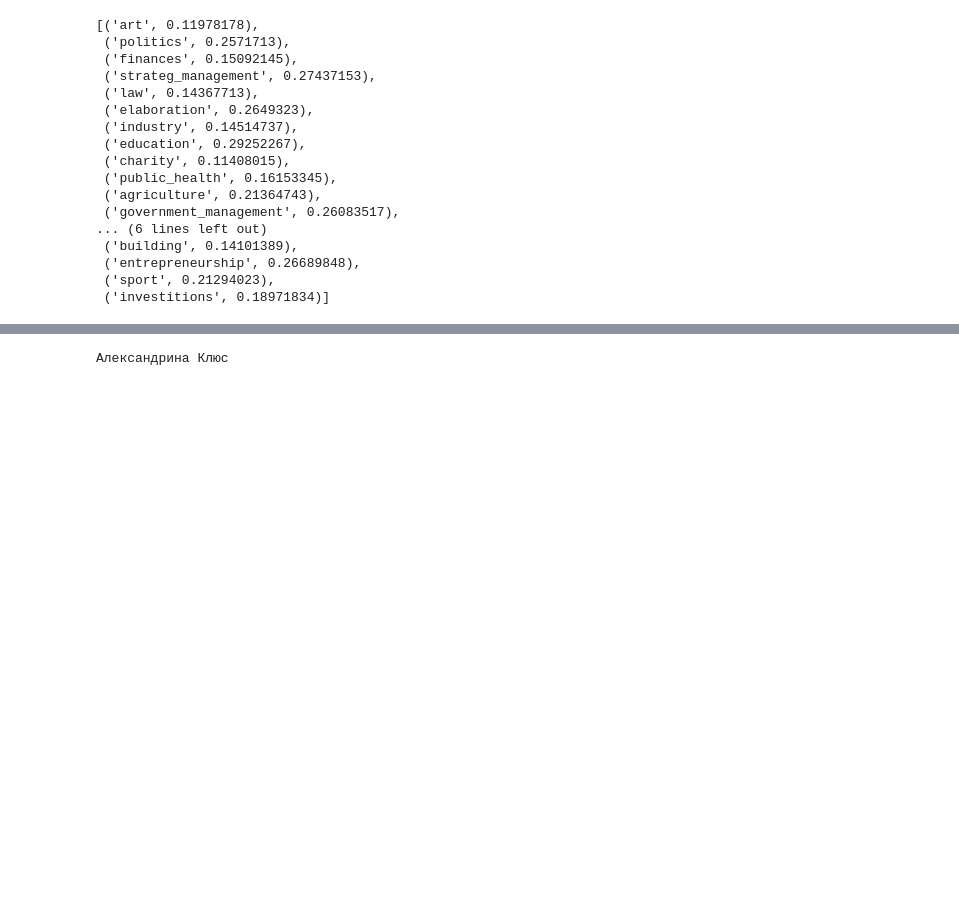
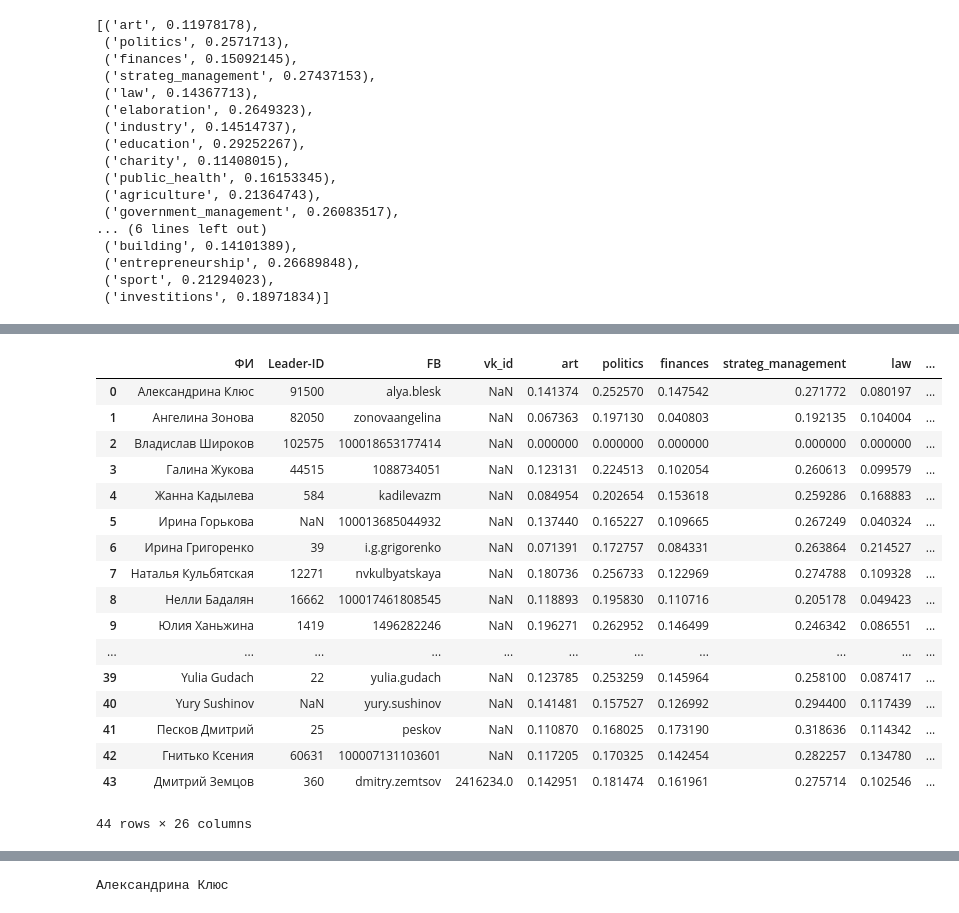
Before and after one commit to thepowerfuldeez/vk_text_classifier, a Jupyter notebook: Task.ipynb, the cells around one changed output, grey strips where cells are left out. Saved outputs shown, nothing was run; the diff lists cells and outputs as text; code cells hidden in the pictures; blank space fills up the shorter version.

```diff
--- a/Task.ipynb
+++ b/Task.ipynb
@@ -540,6 +547,27 @@ for name in known.ФИ:
     for col in known[known.ФИ == name].iloc[:, 4:].columns:
         results.append({"name": norm_names[col], "value": float(known.loc[known.ФИ == name, col].values[0])})
     norm_dict['values'].append({"name": name, "results": results})
+# %%
+known
+# %% [output]
+|  | ФИ | Leader-ID | FB | vk_id | art | politics | finances | strateg_management | law | ... |
+| 0 | Александрина Клюс | 91500 | alya.blesk | NaN | 0.141374 | 0.252570 | 0.147542 | 0.271772 | 0.080197 | ... |
+| 1 | Ангелина Зонова | 82050 | zonovaangelina | NaN | 0.067363 | 0.197130 | 0.040803 | 0.192135 | 0.104004 | ... |
+| 2 | Владислав Широков | 102575 | 100018653177414 | NaN | 0.000000 | 0.000000 | 0.000000 | 0.000000 | 0.000000 | ... |
+| 3 | Галина Жукова | 44515 | 1088734051 | NaN | 0.123131 | 0.224513 | 0.102054 | 0.260613 | 0.099579 | ... |
+| 4 | Жанна Кадылева | 584 | kadilevazm | NaN | 0.084954 | 0.202654 | 0.153618 | 0.259286 | 0.168883 | ... |
+| 5 | Ирина Горькова | NaN | 100013685044932 | NaN | 0.137440 | 0.165227 | 0.109665 | 0.267249 | 0.040324 | ... |
+| 6 | Ирина Григоренко | 39 | i.g.grigorenko | NaN | 0.071391 | 0.172757 | 0.084331 | 0.263864 | 0.214527 | ... |
+| 7 | Наталья Кульбятская | 12271 | nvkulbyatskaya | NaN | 0.180736 | 0.256733 | 0.122969 | 0.274788 | 0.109328 | ... |
+| 8 | Нелли Бадалян | 16662 | 100017461808545 | NaN | 0.118893 | 0.195830 | 0.110716 | 0.205178 | 0.049423 | ... |
+| 9 | Юлия Ханьжина | 1419 | 1496282246 | NaN | 0.196271 | 0.262952 | 0.146499 | 0.246342 | 0.086551 | ... |
+| ... | ... | ... | ... | ... | ... | ... | ... | ... | ... | ... |
+| 39 | Yulia Gudach | 22 | yulia.gudach | NaN | 0.123785 | 0.253259 | 0.145964 | 0.258100 | 0.087417 | ... |
+| 40 | Yury Sushinov | NaN | yury.sushinov | NaN | 0.141481 | 0.157527 | 0.126992 | 0.294400 | 0.117439 | ... |
+| 41 | Песков Дмитрий | 25 | peskov | NaN | 0.110870 | 0.168025 | 0.173190 | 0.318636 | 0.114342 | ... |
+| 42 | Гнитько Ксения | 60631 | 100007131103601 | NaN | 0.117205 | 0.170325 | 0.142454 | 0.282257 | 0.134780 | ... |
+| 43 | Дмитрий Земцов | 360 | dmitry.zemtsov | 2416234.0 | 0.142951 | 0.181474 | 0.161961 | 0.275714 | 0.102546 | ... |
+44 rows × 26 columns
 # %%
 [(norm_categories[x.argsort()[-1]], norm_categories[x.argsort()[-2]]) for x in known.loc[:, categories].values]
 # %% [output]
```
Also changed, not shown: parts of 8 cells of this notebook, 2 other files.
